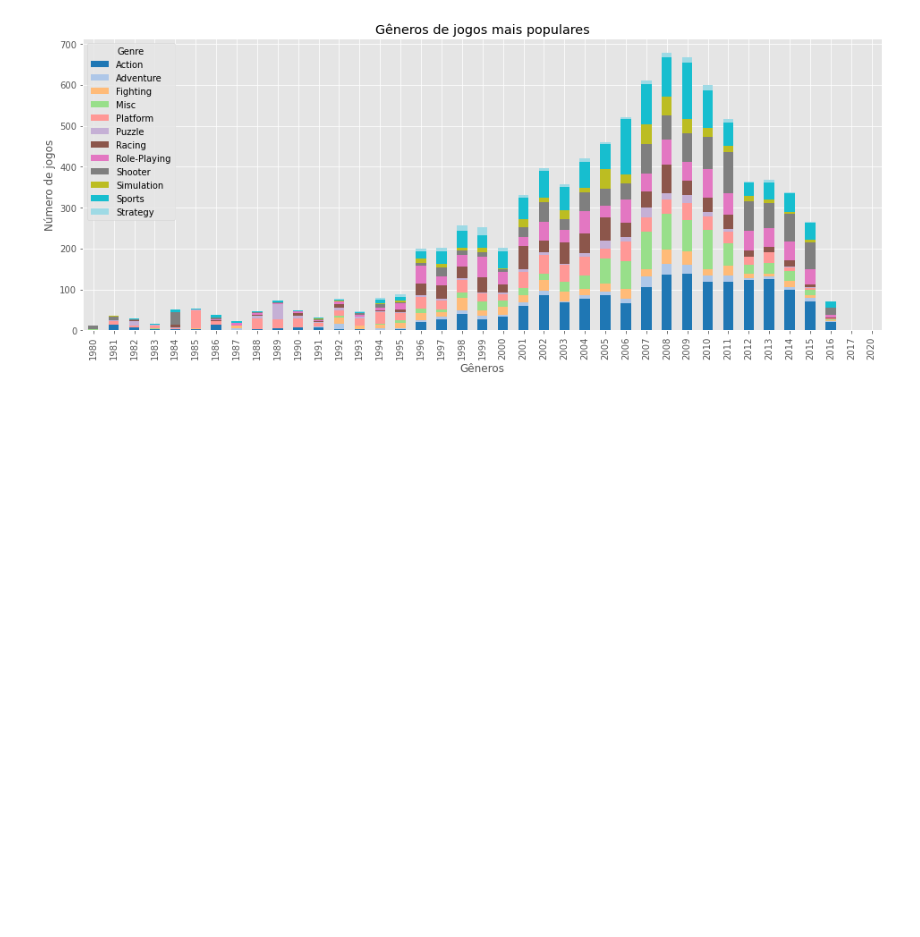
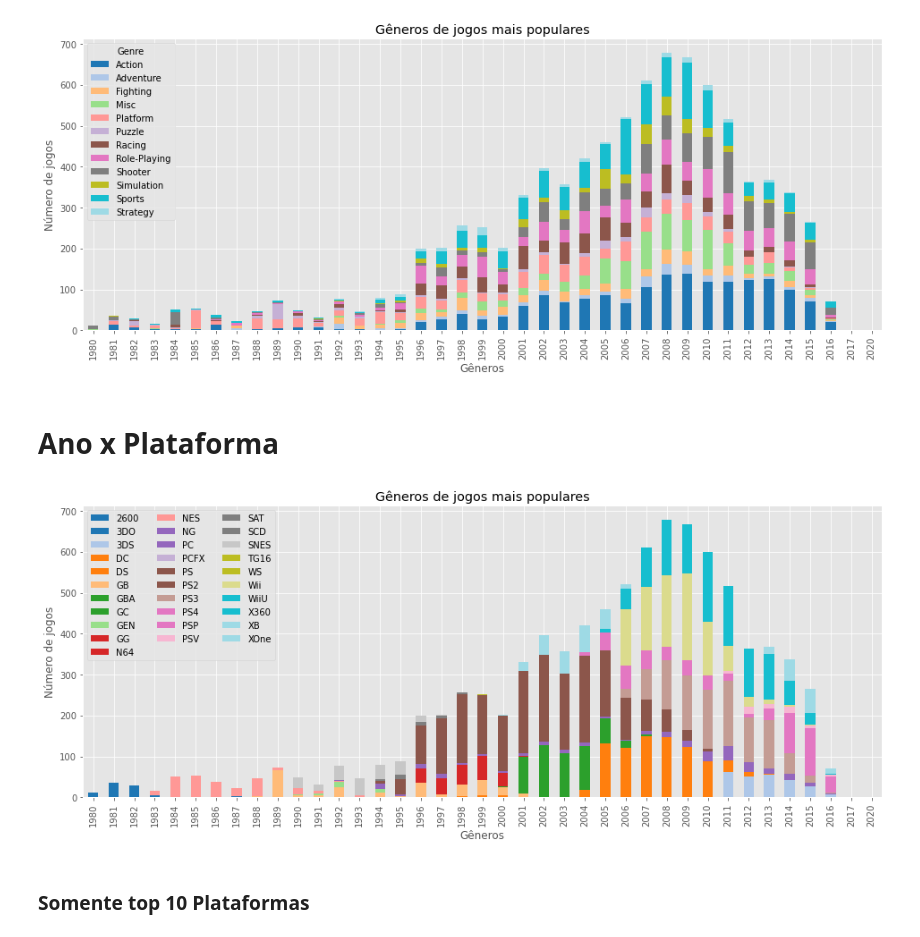
Before and after one commit to cafcaio/proj_estatistica, a Jupyter notebook: Game_Sales_Analysis.ipynb, the cells around one changed output. Cells and saved outputs as stored; diff of their text form; code cells hidden in the pictures; blank space fills up the shorter version.

```diff
--- a/Game_Sales_Analysis.ipynb
+++ b/Game_Sales_Analysis.ipynb
@@ -118,3 +117,18 @@ plt.title("Gêneros de jogos mais populares")
 plt.show()
 # %% [output]
 [figure]
+# %% [markdown]
+# Ano x Plataforma
+# %%
+year_platform = pd.pivot_table(df, values='Global_Sales', index=['Year'],columns=['Platform'], aggfunc=np.sum)
+# %%
+year_platform.plot(kind='bar', stacked=True, figsize=(16,6), cmap='tab20')
+plt.xlabel("Gêneros")
+plt.ylabel("Número de jogos")
+plt.title("Gêneros de jogos mais populares")
+plt.legend(loc="upper left", ncol=3)
+plt.show()
+# %% [output]
+[figure, added]
+# %% [markdown]
+### Somente top 10 Plataformas
```
Also changed, not shown: parts of 17 cells of this notebook.
